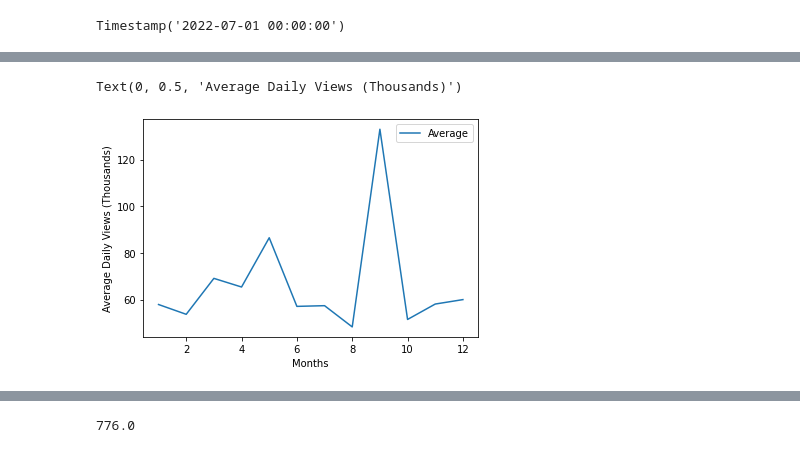
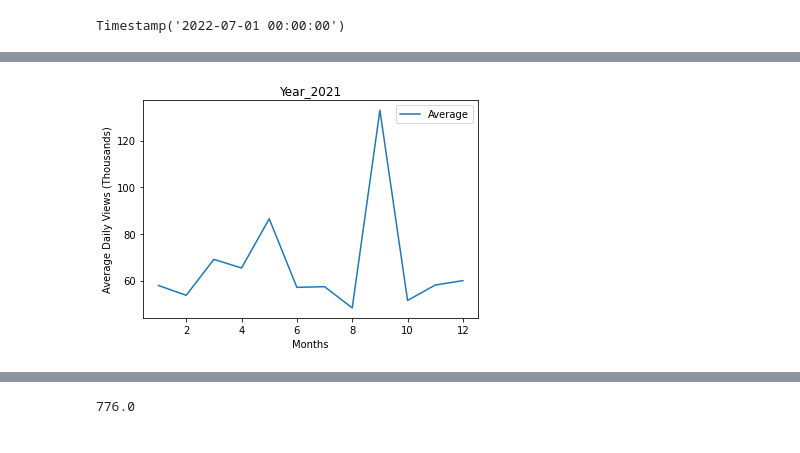
Before and after one commit to rgthomps/Predicting-Success-on-Youtube, a Jupyter notebook: Untitled.ipynb, the cells around one changed output, grey strips where cells are left out. Saved outputs shown, nothing was run; the diff lists cells and outputs as text; code cells hidden in the pictures.

```diff
--- a/Untitled.ipynb
+++ b/Untitled.ipynb
@@ -129,7 +160,8 @@ year_2021 = twitch_viewers.loc[twitch_viewers['Year'] == 2021]
 # %%
 ax = year_2021.plot.line(x='Months', y='Average',rot=0)
+ax.set_title('Year_2021')
 ax.set_xlabel("Months")
 ax.set_ylabel("Average Daily Views (Thousands)")
+plt.savefig('Images')
 # %% [output]
-Text(0, 0.5, 'Average Daily Views (Thousands)')
-[figure, old version]
+[figure, new version]
```
Also changed, not shown: parts of 33 cells of this notebook, 3 other files.
